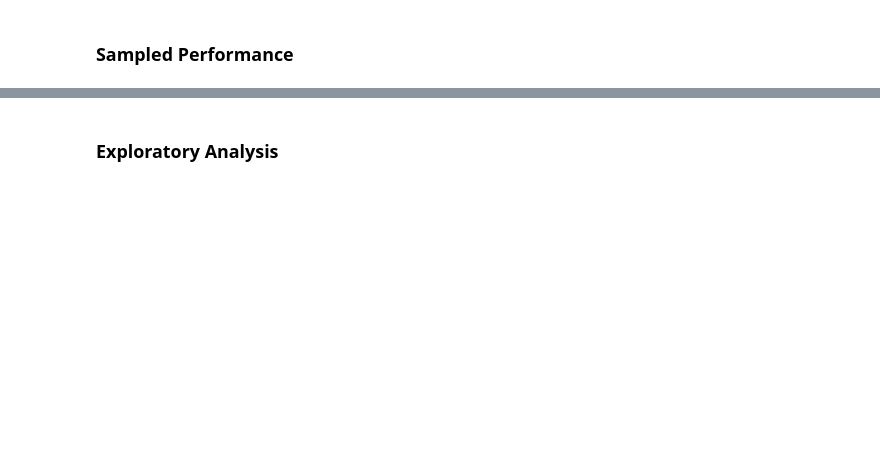
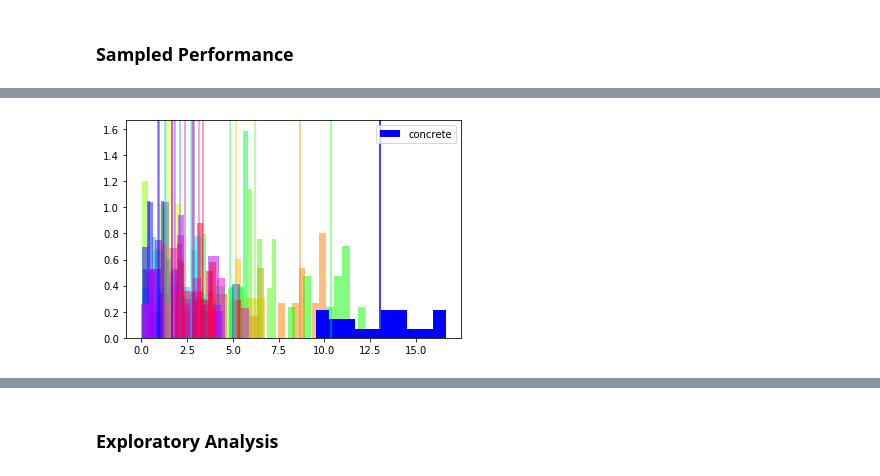
Before and after one commit to JoshBroomberg/Maccabee, a Jupyter notebook: Notebooks/Genmatch Benchmarking Comparison.ipynb, the cells around one changed output, grey strips where cells are left out. Cells and saved outputs as stored; diff of their text form; code cells hidden in the pictures; blank space fills up the shorter version.

```diff
--- a/Notebooks/Genmatch Benchmarking Comparison.ipynb
+++ b/Notebooks/Genmatch Benchmarking Comparison.ipynb
@@ -270,0 +388,5 @@ sampled_perf_run_raw["AMBP"]
+# %%
+metric = "TREATMENT_NONLINEARITY Lin r2(X_obs, Treat Logit)"
+# %%
+sample_metric_vals = sampled_data_raw[metric]
+concrete_metric_val = concrete_data_agg[metric]
@@ -270,0 +403,22 @@ sampled_perf_run_raw["AMBP"]
+# %%
+sample_metric_vals = sampled_data_raw[metric]
+sample_metric_std = np.std(sample_metric_vals)
+select_tol = 2*sample_metric_std
+selected_runs = np.abs(sample_metric_vals - concrete_metric_val) < select_tol
+
+cmap = get_cmap(len(sampled_perf_run_raw["AMBP"]))
+for i, runs in enumerate(sampled_perf_run_raw["AMBP"]):
+    if selected_runs[i]:
+        plt.hist(runs, density=True, alpha=0.5, color=cmap(i))
+        plt.axvline(x=np.mean(runs), alpha=0.5, c=cmap(i))
+#         plt.axvline(x=np.median(runs), alpha=0.5, c=cmap(i))
+
+
+plt.hist(concrete_perf_raw["AMBP"], density=True, color="b", label="concrete")
+plt.axvline(x=np.mean(concrete_perf_raw["AMBP"]), c="b")
+# plt.axvline(x=np.median(concrete_perf_raw["AMBP"]), c="b")
+plt.legend()
+plt.show()
+#
+# %% [output]
+[figure, added]
```
Also changed, not shown: parts of 21 cells of this notebook, 13 other files.
